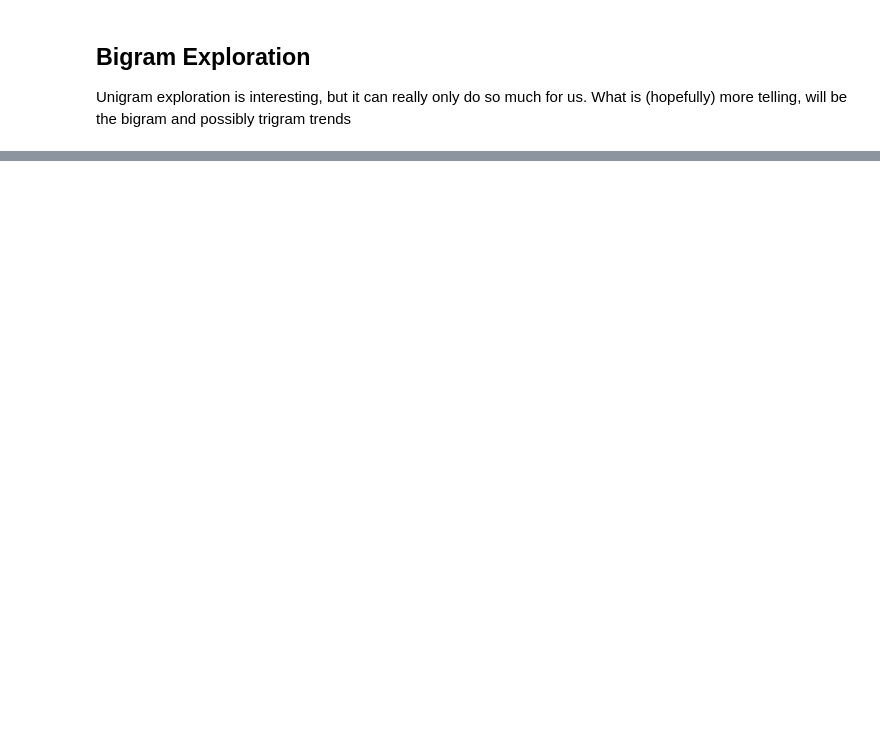
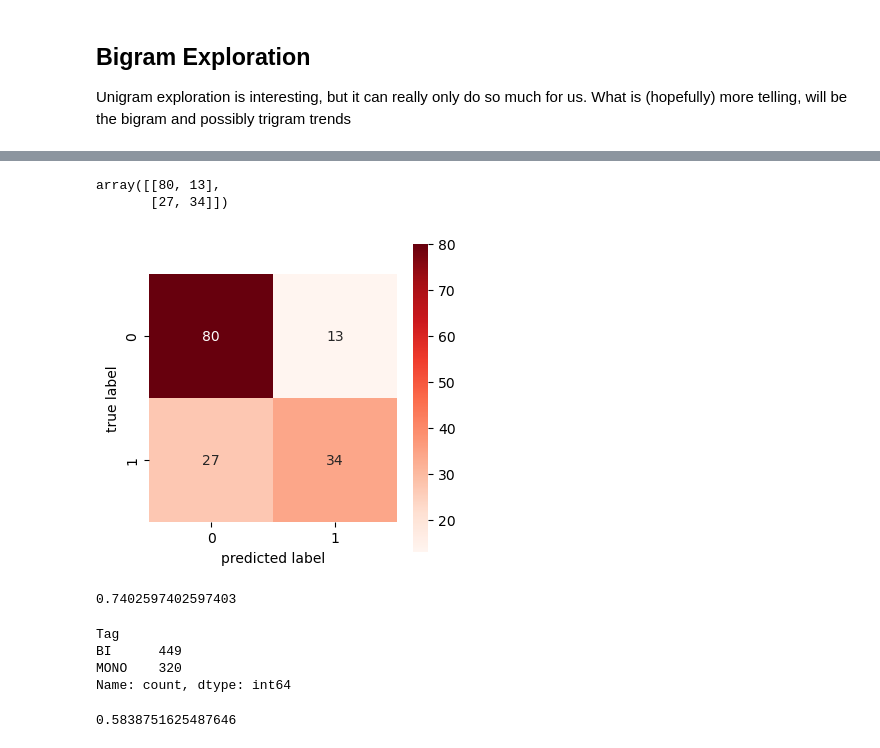
Before and after one commit to Data-Science-for-Linguists-2025/DEU-ENG-Mono-and-Billingual-Speakers, a Jupyter notebook: ExploringRUEGData.ipynb, the cells around one changed output, grey strips where cells are left out. Saved outputs shown, nothing was run; the diff lists cells and outputs as text; code cells hidden in the pictures; blank space fills up the shorter version.

```diff
--- a/ExploringRUEGData.ipynb
+++ b/ExploringRUEGData.ipynb
@@ -414,0 +782,3 @@ Note to self: implement statistic testing into the ones i believe to have strong
+# %%
+pos_df['Text'] = pos_df.Text.map(lambda x:' '.join(x))
+pos_df.sample(10)
@@ -414,0 +802,39 @@ Note to self: implement statistic testing into the ones i believe to have strong
+# %%
+docs_train, docs_test, y_train, y_test = train_test_split(pos_df.Text, pos_df.Tag,
+                                                          test_size = 0.20, random_state = 0)
+vectorizer = TfidfVectorizer(lowercase = False)
+X_train = vectorizer.fit_transform(docs_train)
+X_test = vectorizer.transform(docs_test)
+# %%
+from sklearn.naive_bayes import MultinomialNB
+nbmodel = MultinomialNB()
+# %%
+nbmodel.fit(X_train, y_train)
+y_pred = nbmodel.predict(X_test)
+cm = confusion_matrix(y_test, y_pred)
+cm
+# %% [output]
+array([[80, 13],
+       [27, 34]])
+# %%
+plt.figure(figsize = (4,4))
+sns.heatmap(cm,square=True, annot=True, cmap="Reds",)
+plt.xlabel('predicted label')
+plt.ylabel('true label')
+plt.show()
+accuracy_score(y_test, y_pred)
+# %% [output]
+[figure, added]
+0.7402597402597403
+# %%
+pos_df.Tag.value_counts()
+# %% [output]
+Tag
+BI      449
+MONO    320
+Name: count, dtype: int64
+# %%
+449/(449+320)
+## BASELINE is 58.4%
+# %% [output]
+0.5838751625487646
```
Also changed, not shown: parts of 53 cells of this notebook.
